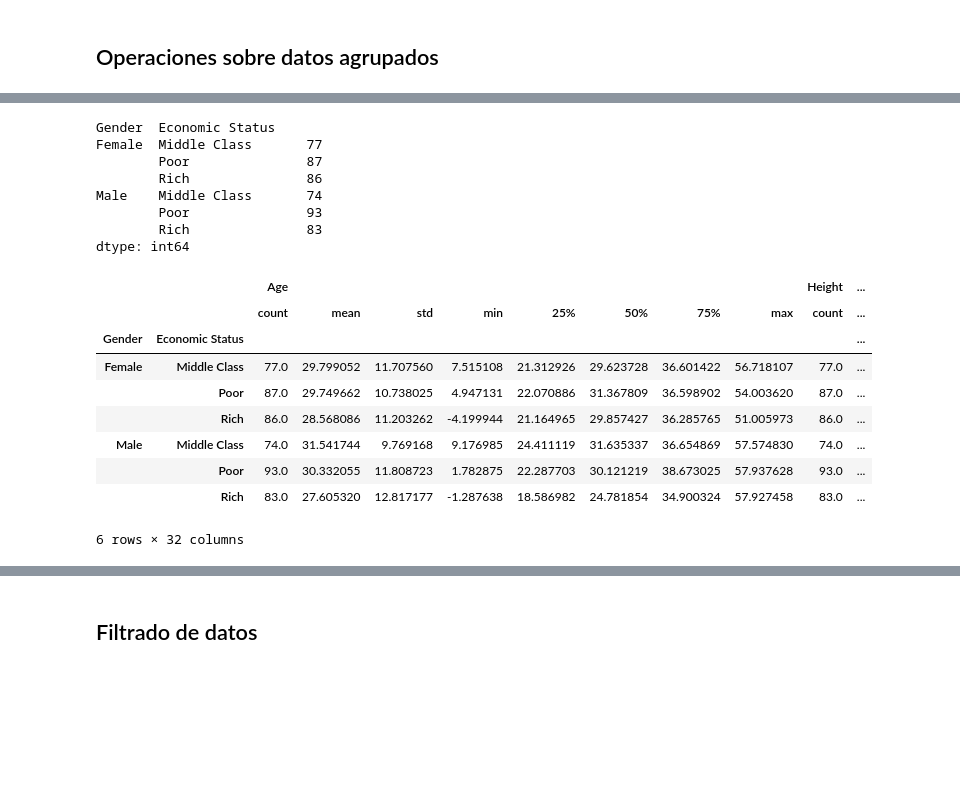
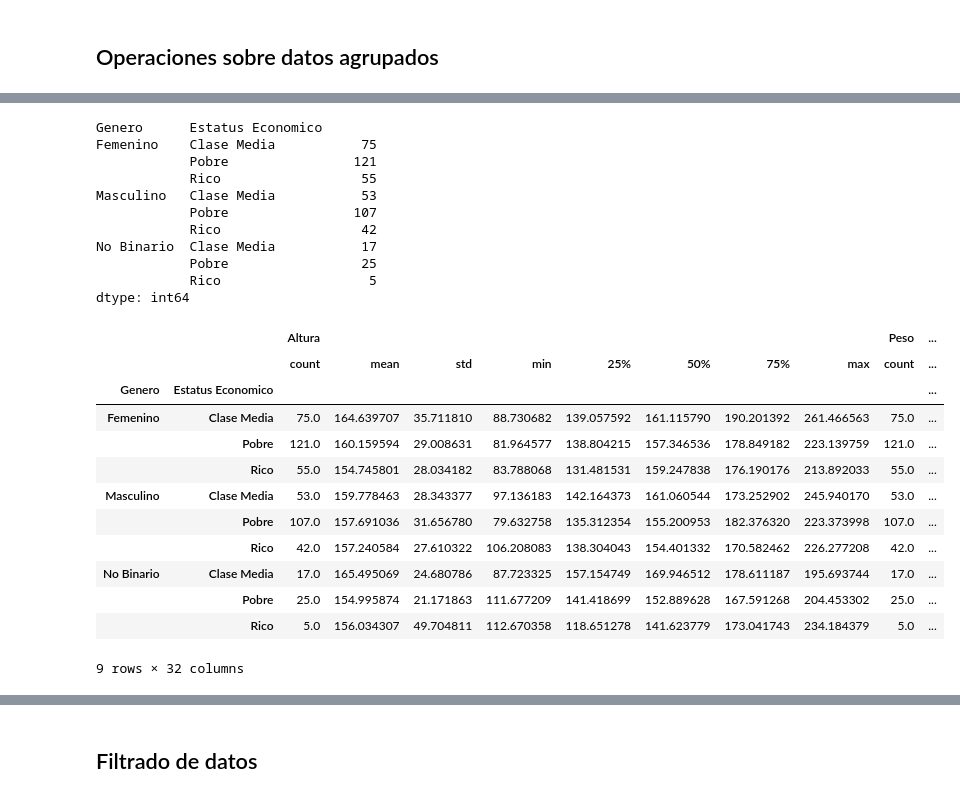
Before and after one commit to IngCarlaPezzone/Clase-Machine-Learning, a Jupyter notebook: Clase 4/T2 - 3 - Data Cleaning - Agrupación de datos.ipynb, the cells around one changed output, grey strips where cells are left out. Saved outputs shown, nothing was run; the diff lists cells and outputs as text; code cells hidden in the pictures; blank space fills up the shorter version.

```diff
--- a/Clase 4/T2 - 3 - Data Cleaning - Agrupación de datos.ipynb
+++ b/Clase 4/T2 - 3 - Data Cleaning - Agrupación de datos.ipynb
@@ -42,7 +40,6 @@ income_data[1:10]
 # %%
 #Z -> N(0,1)
 #N(m, s) -> m + s * Z
-height = 160 + 30 * np.random.randn(n)
-weight = 65 + 25 * np.random.randn(n)
-age = 30 + 12 * np.random.randn(n)
-income = 18000 + 3500 * np.random.rand(n)
+Altura = 160 + 30 * np.random.randn(n)
+Peso   = 65 + 25 * np.random.randn(n)
+Edad   = 30 + 12 * np.random.randn(n)
@@ -60,3 +52,17 @@ data = pd.DataFrame(
+# %%
+Ingreso = [ ((x == "Rico") * 200000 or (x == "Clase Media") * 60000 or 20000)
+           + 3500 * random.randint(5,15) for x in ingreso_data]
+# %%
+data = pd.DataFrame(
+    {
+        "Genero"            : genero_data,
+        "Estatus Economico" : ingreso_data,
+        "Altura"            : Altura,
+        "Peso"              : Peso,
+        "Edad"              : Edad,
+        "Ingreso"           : Ingreso
+    }
+)
 # %%
 data.head()
 # %% [output]
@@ -129 +137,3 @@ double_group = data.groupby(["Gender", "Economic Status"])
+# %%
+doble_grupo = data.groupby(["Genero", "Estatus Economico"])
 # %%
@@ -179,24 +222,30 @@ double_group.mean()
 # %%
-double_group.size()
+doble_grupo.size()
 # %% [output]
-Gender  Economic Status
-Female  Middle Class       77
-        Poor               87
-        Rich               86
-Male    Middle Class       74
-        Poor               93
-        Rich               83
+Genero      Estatus Economico
+Femenino    Clase Media           75
+            Pobre                121
+            Rico                  55
+Masculino   Clase Media           53
+            Pobre                107
+            Rico                  42
+No Binario  Clase Media           17
+            Pobre                 25
+            Rico                   5
 dtype: int64
 # %%
-double_group.describe()
+doble_grupo.describe()
 # %% [output]
-|  |  | Age |  |  |  |  |  |  |  | Height | ... |
+|  |  | Altura |  |  |  |  |  |  |  | Peso | ... |
 |  |  | count | mean | std | min | 25% | 50% | 75% | max | count | ... |
-| Gender | Economic Status |  |  |  |  |  |  |  |  |  | ... |
-| Female | Middle Class | 77.0 | 29.799052 | 11.707560 | 7.515108 | 21.312926 | 29.623728 | 36.601422 | 56.718107 | 77.0 | ... |
-|  | Poor | 87.0 | 29.749662 | 10.738025 | 4.947131 | 22.070886 | 31.367809 | 36.598902 | 54.003620 | 87.0 | ... |
-|  | Rich | 86.0 | 28.568086 | 11.203262 | -4.199944 | 21.164965 | 29.857427 | 36.285765 | 51.005973 | 86.0 | ... |
-| Male | Middle Class | 74.0 | 31.541744 | 9.769168 | 9.176985 | 24.411119 | 31.635337 | 36.654869 | 57.574830 | 74.0 | ... |
-|  | Poor | 93.0 | 30.332055 | 11.808723 | 1.782875 | 22.287703 | 30.121219 | 38.673025 | 57.937628 | 93.0 | ... |
-|  | Rich | 83.0 | 27.605320 | 12.817177 | -1.287638 | 18.586982 | 24.781854 | 34.900324 | 57.927458 | 83.0 | ... |
+| Genero | Estatus Economico |  |  |  |  |  |  |  |  |  | ... |
+| Femenino | Clase Media | 75.0 | 164.639707 | 35.711810 | 88.730682 | 139.057592 | 161.115790 | 190.201392 | 261.466563 | 75.0 | ... |
+|  | Pobre | 121.0 | 160.159594 | 29.008631 | 81.964577 | 138.804215 | 157.346536 | 178.849182 | 223.139759 | 121.0 | ... |
+|  | Rico | 55.0 | 154.745801 | 28.034182 | 83.788068 | 131.481531 | 159.247838 | 176.190176 | 213.892033 | 55.0 | ... |
+| Masculino | Clase Media | 53.0 | 159.778463 | 28.343377 | 97.136183 | 142.164373 | 161.060544 | 173.252902 | 245.940170 | 53.0 | ... |
+|  | Pobre | 107.0 | 157.691036 | 31.656780 | 79.632758 | 135.312354 | 155.200953 | 182.376320 | 223.373998 | 107.0 | ... |
+|  | Rico | 42.0 | 157.240584 | 27.610322 | 106.208083 | 138.304043 | 154.401332 | 170.582462 | 226.277208 | 42.0 | ... |
+| No Binario | Clase Media | 17.0 | 165.495069 | 24.680786 | 87.723325 | 157.154749 | 169.946512 | 178.611187 | 195.693744 | 17.0 | ... |
+|  | Pobre | 25.0 | 154.995874 | 21.171863 | 111.677209 | 141.418699 | 152.889628 | 167.591268 | 204.453302 | 25.0 | ... |
+|  | Rico | 5.0 | 156.034307 | 49.704811 | 112.670358 | 118.651278 | 141.623779 | 173.041743 | 234.184379 | 5.0 | ... |
-6 rows × 32 columns
+9 rows × 32 columns
```
Also changed, not shown: parts of 60 cells of this notebook, 3 other files.
